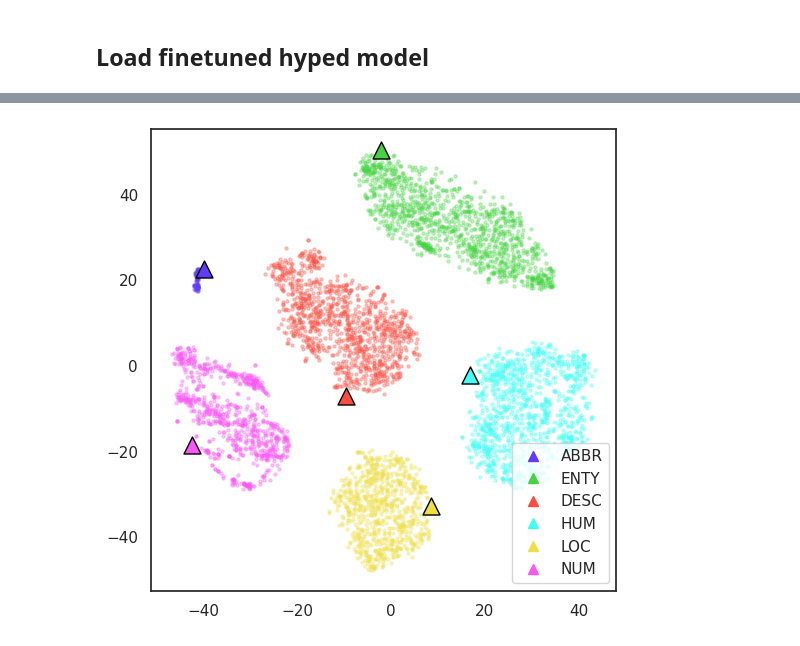
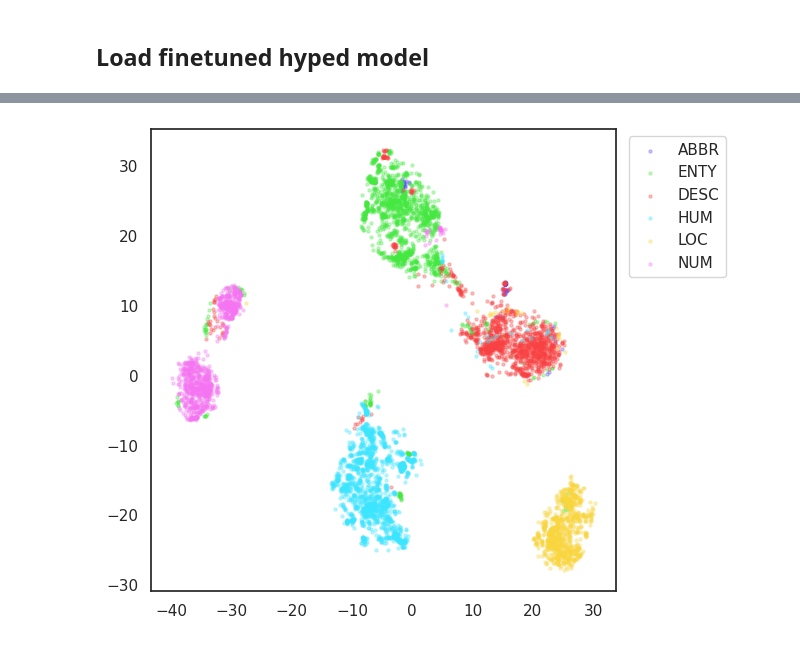
Before and after one commit to iserh/ettcl, a Jupyter notebook: notebooks/embeddings_hyped.ipynb, the cells around one changed output, grey strips where cells are left out. Drawn from its saved outputs; the diff is of its cells as text; code cells hidden in the pictures.

Commit message:
Filter pids / tokens

```diff
--- a/notebooks/embeddings_hyped.ipynb
+++ b/notebooks/embeddings_hyped.ipynb
@@ -33,7 +34,7 @@ dataset = load_from_disk(os.path.expanduser(dataset_path))
 dataset.set_format("torch")
 
 train_dataset = dataset[Split.TRAIN]
-# train_dataset = train_dataset.train_test_split(train_size=500, stratify_by_column='label')['train']
+validation_dataset = dataset[Split.VALIDATION]
 test_dataset = dataset[Split.TEST]
 
 label_names = train_dataset.features[label_column].names
@@ -163,0 +235,23 @@ def tsne(*embeddings, **kwargs):
+# %%
+emb_vecs, centroid_vecs = tsne(mean_token_embeddings, centroids, metric='cosine', perplexity=50)
+
+plt.figure(figsize=(6, 6))
+
+for i, label in enumerate(unique_labels):
+    vecs_ = emb_vecs[labels == label]
+    sample_size = min(len(vecs_), 2_000)
+    indices = np.random.choice(vecs_.shape[0], size=sample_size, replace=False)
+    vecs_ = vecs_[indices]
+    plt.scatter(*vecs_.T, color=colors[i], s=5, alpha=0.3);
+
+if centroids.shape[0]:
+    for i, label in enumerate(unique_labels):
+        plt.scatter(*centroid_vecs[i].T, s=150, color=centroid_colors[i], marker='^', alpha=1, edgecolors='black')
+
+    legend_handles = [plt.Line2D([], [], color=centroid_colors[i], marker='^', linestyle='', markersize=7, alpha=1) for i in range(num_labels)]
+    legend_labels = label_names
+
+    # plt.legend(legend_handles, legend_labels, ncol=1, bbox_to_anchor=(1.01, 1), loc='upper left')
+
+plt.legend(label_names, bbox_to_anchor=(1.01, 1), loc='upper left')
+plt.savefig(os.path.join(plot_dir, "mean_token_weight_centroids.pdf"), )
@@ -164,22 +261,25 @@ def tsne(*embeddings, **kwargs):
 # %%
-emb_vecs, centroid_vecs = tsne(cls_token_embeddings, centroids, metric='cosine', perplexity=50)
+emb_vecs, centroid_vecs = tsne(pure_token_embeddings, centroids, metric='cosine', perplexity=50*5)
 
 colors = distinctipy.get_colors(num_labels, pastel_factor=0.3)#, exclude_colors=exclude_colors)
 plt.figure(figsize=(6, 6))
 
 for i, label in enumerate(unique_labels):
-    vecs_ = emb_vecs[labels == label]
+    vecs_ = emb_vecs[pure_token_labels == label]
     sample_size = min(len(vecs_), 2_000)
     indices = np.random.choice(vecs_.shape[0], size=sample_size, replace=False)
     vecs_ = vecs_[indices]
     plt.scatter(*vecs_.T, color=colors[i], s=5, alpha=0.3);
 
-for i, label in enumerate(unique_labels):
-    plt.scatter(*centroid_vecs[i].T, s=150, color=colors[i], marker='^', alpha=1, edgecolors='black')
+if centroids.shape[0]:
+    for i, label in enumerate(unique_labels):
+        plt.scatter(*centroid_vecs[i].T, s=150, color=centroid_colors[i], marker='^', alpha=1, edgecolors='black')
 
-legend_handles = [plt.Line2D([], [], color=colors[i], marker='^', linestyle='', markersize=7, alpha=1) for i in range(num_labels)]
-legend_labels = label_names
+    legend_handles = [plt.Line2D([], [], color=centroid_colors[i], marker='^', linestyle='', markersize=7, alpha=1) for i in range(num_labels)]
+    legend_labels = label_names
 
-plt.legend(legend_handles, legend_labels, loc='lower right');
-plt.savefig(os.path.join(plot_dir, "cls_token_weight_centroids.pdf"), )
+    # plt.legend(legend_handles, legend_labels, ncol=1, bbox_to_anchor=(1.01, 1), loc='upper left')
+
+plt.legend(label_names, bbox_to_anchor=(1.01, 1), loc='upper left')
+plt.savefig(os.path.join(plot_dir, "pure_token_weight_centroids.pdf"), )
 # %% [output]
@@ -186 +288 @@ plt.savefig(os.path.join(plot_dir, "cls_token_weight_centroids.pdf"), )
-[figure, old version]
+[figure, new version]
```
Also changed, not shown: parts of 32 cells of this notebook, 3 other files.
